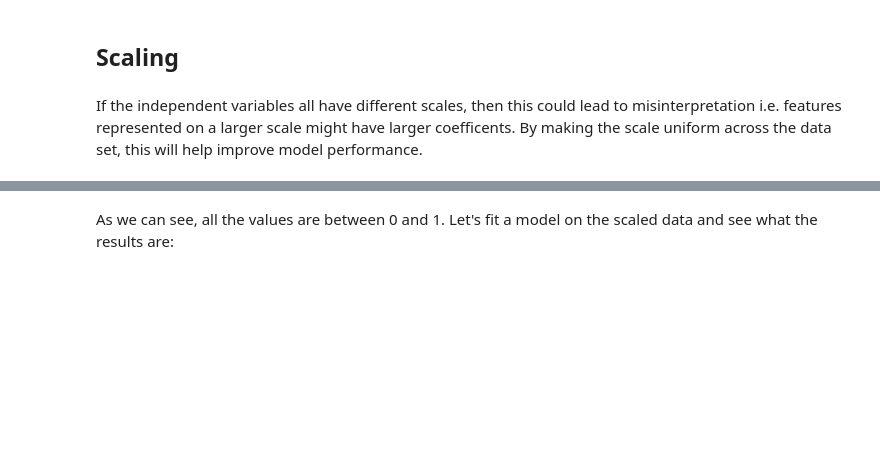
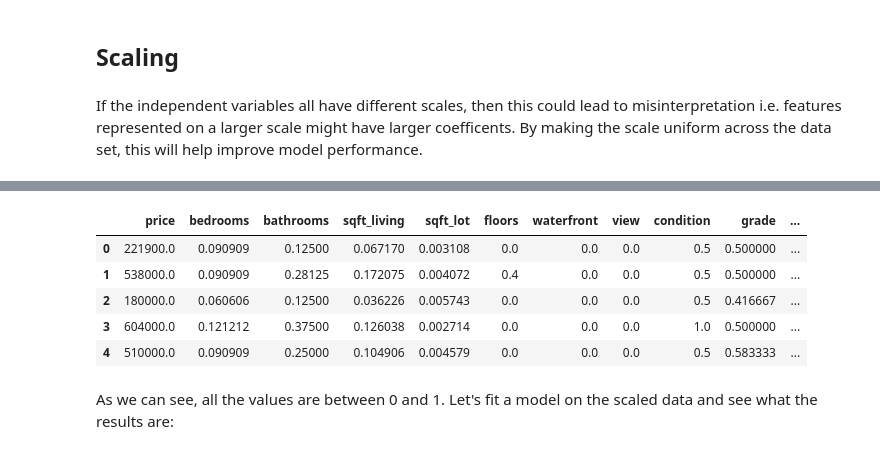
Before and after one commit to rahulakrish/linear_regression, a Jupyter notebook: notebook.ipynb, the cells around one changed output, grey strips where cells are left out. Cells and saved outputs as stored; diff of their text form; code cells hidden in the pictures; blank space fills up the shorter version.

```diff
--- a/notebook.ipynb
+++ b/notebook.ipynb
@@ -419,3 +453,14 @@ If the independent variables all have different scales, then this could lead to
+# %%
+scaled_df = pd.DataFrame(data=scaled,columns=cols)
+scaled_df = pd.concat([df['price'],scaled_df],axis=1)
+scaled_df.head()
+# %% [output]
+|  | price | bedrooms | bathrooms | sqft_living | sqft_lot | floors | waterfront | view | condition | grade | ... |
+| 0 | 221900.0 | 0.090909 | 0.12500 | 0.067170 | 0.003108 | 0.0 | 0.0 | 0.0 | 0.5 | 0.500000 | ... |
+| 1 | 538000.0 | 0.090909 | 0.28125 | 0.172075 | 0.004072 | 0.4 | 0.0 | 0.0 | 0.5 | 0.500000 | ... |
+| 2 | 180000.0 | 0.060606 | 0.12500 | 0.036226 | 0.005743 | 0.0 | 0.0 | 0.0 | 0.5 | 0.416667 | ... |
+| 3 | 604000.0 | 0.121212 | 0.37500 | 0.126038 | 0.002714 | 0.0 | 0.0 | 0.0 | 1.0 | 0.500000 | ... |
+| 4 | 510000.0 | 0.090909 | 0.25000 | 0.104906 | 0.004579 | 0.0 | 0.0 | 0.0 | 0.5 | 0.583333 | ... |
 # %% [markdown]
 As we can see, all the values are between 0 and 1.
 Let's fit a model on the scaled data and see what the results are:
```
Also changed, not shown: parts of 19 cells of this notebook.
